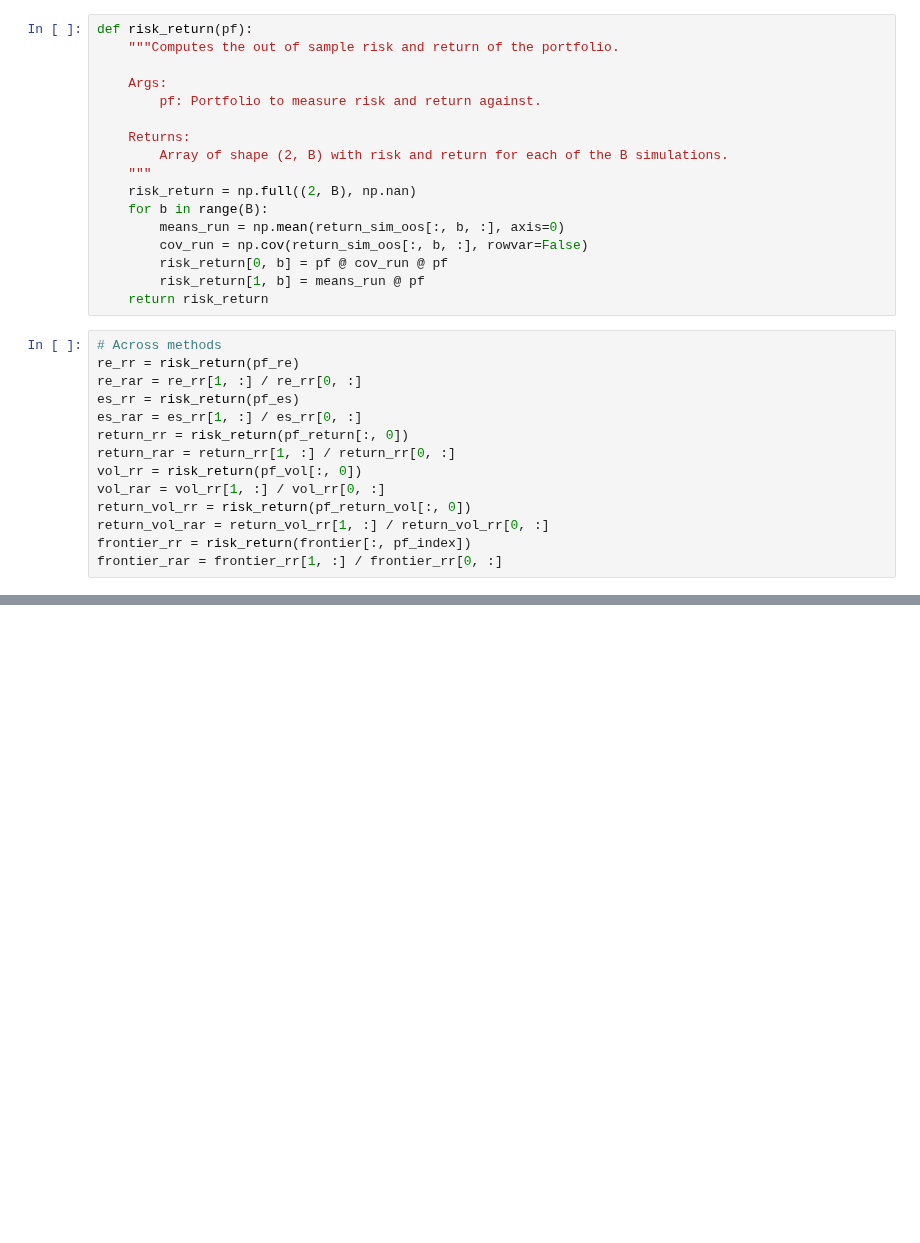
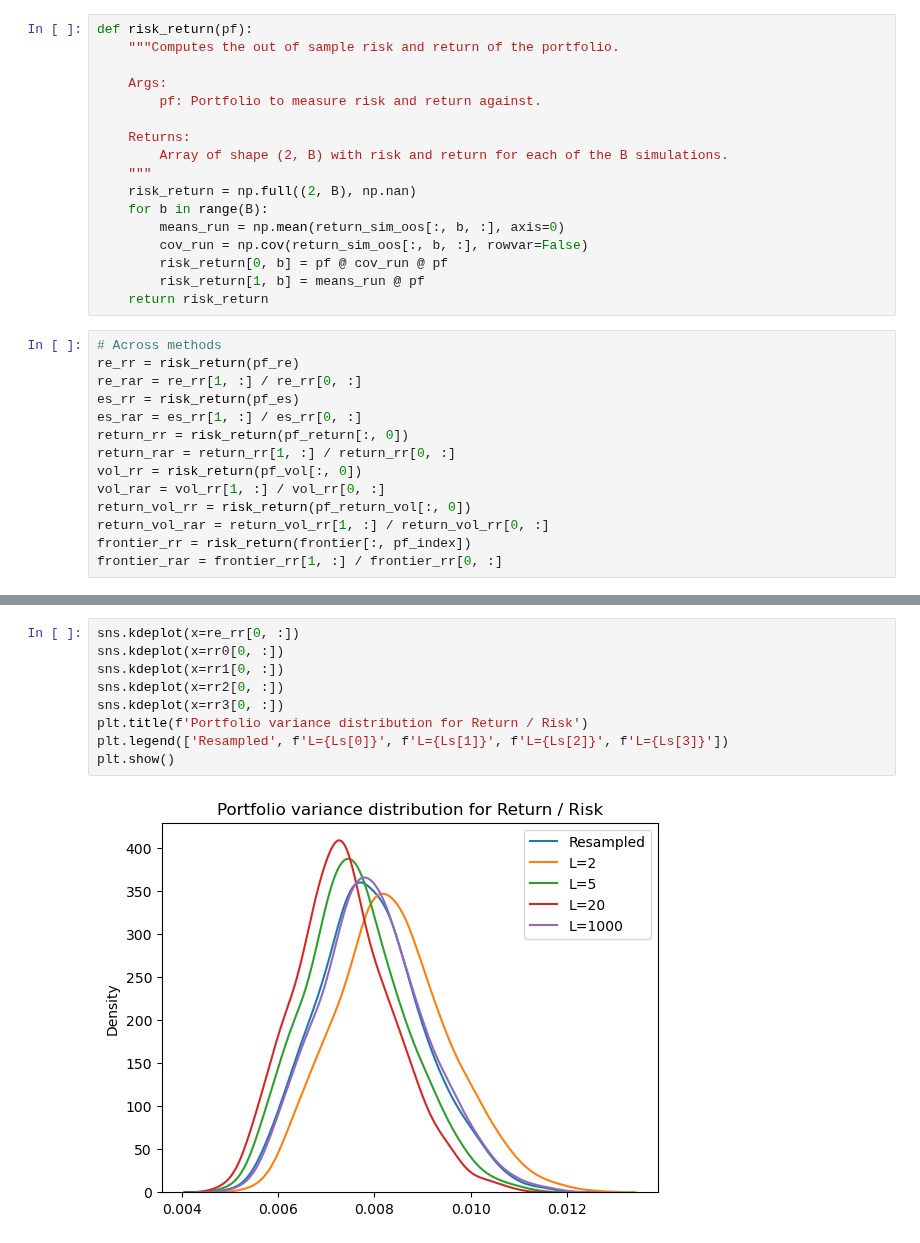
Before and after one commit to fortitudo-tech/pcrm-book, a Jupyter notebook: code/chapter6/chapter6_4_1.ipynb, the cells around one changed output, grey strips where cells are left out. Saved outputs shown, nothing was run; the diff lists cells and outputs as text; blank space fills up the shorter version.

```diff
--- a/code/chapter6/chapter6_4_1.ipynb
+++ b/code/chapter6/chapter6_4_1.ipynb
@@ -266 +257,12 @@ plt.show()
+# %%
+sns.kdeplot(x=re_rr[0, :])
+sns.kdeplot(x=rr0[0, :])
+sns.kdeplot(x=rr1[0, :])
+sns.kdeplot(x=rr2[0, :])
+sns.kdeplot(x=rr3[0, :])
+plt.title(f'Portfolio variance distribution for Return / Risk')
+plt.legend(['Resampled', f'L={Ls[0]}', f'L={Ls[1]}', f'L={Ls[2]}', f'L={Ls[3]}'])
+plt.show()
+# %% [output]
+[figure, added]
 # %%
```
Also changed, not shown: parts of 9 cells of this notebook.
